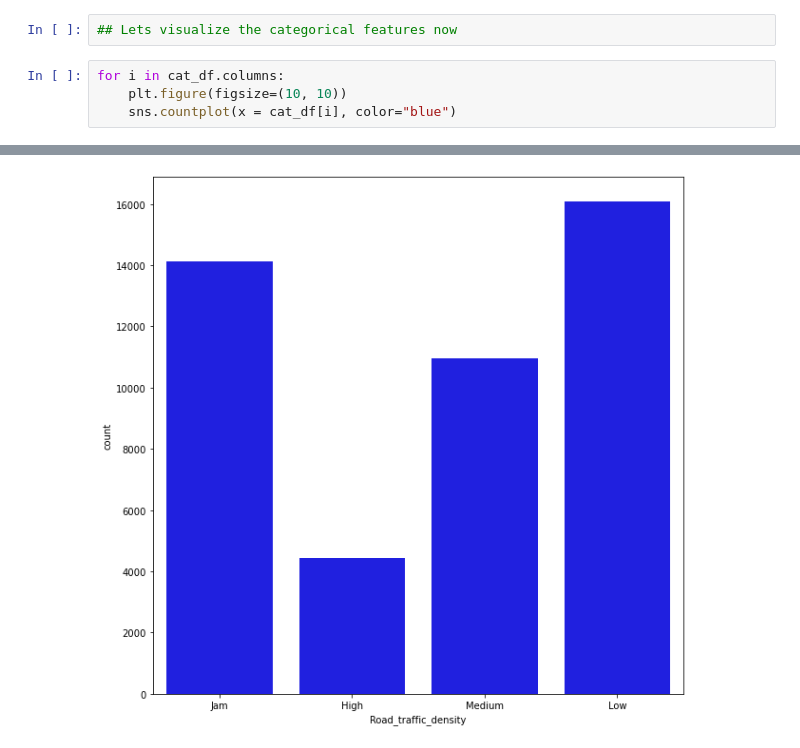
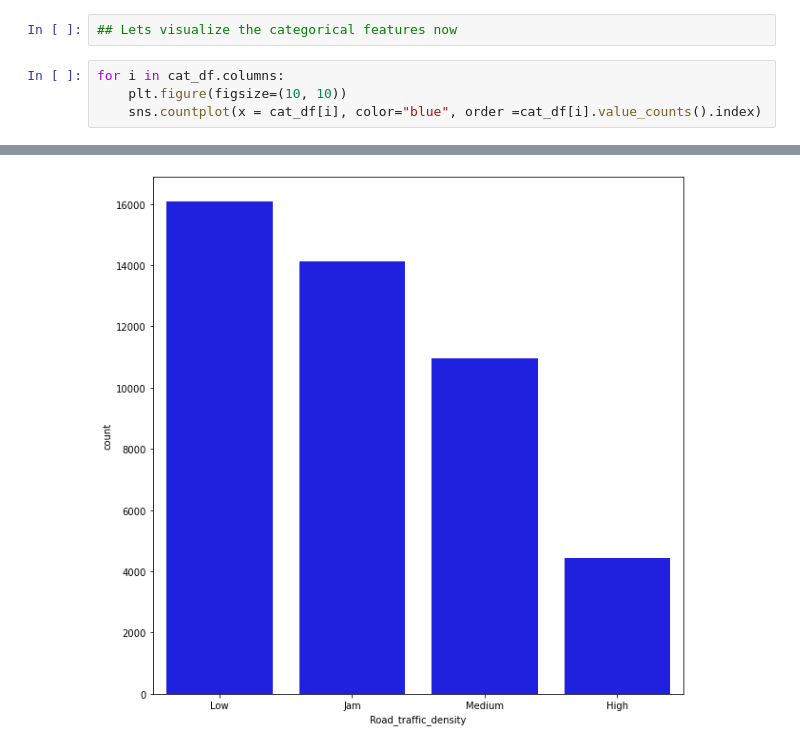
Before and after one commit to bratati876/Zomato-Delivery-Time-Prediction---Regression-Project_1, a Jupyter notebook: notebooks/EDA.ipynb, the cells around one changed output, grey strips where cells are left out. Saved outputs shown, nothing was run; the diff lists cells and outputs as text.

```diff
--- a/notebooks/EDA.ipynb
+++ b/notebooks/EDA.ipynb
@@ -634,5 +634,5 @@ Time_taken (min) : 270
 # %%
 for i in cat_df.columns:
     plt.figure(figsize=(10, 10))
-    sns.countplot(x = cat_df[i], color="blue")
+    sns.countplot(x = cat_df[i], color="blue", order =cat_df[i].value_counts().index)
 # %% [output]
@@ -640,4 +640,4 @@ for i in cat_df.columns:
-[figure, old version]
+[figure, new version]
 [figure]
 [figure]
 [figure]
```
Also changed, not shown: parts of 6 cells of this notebook.
